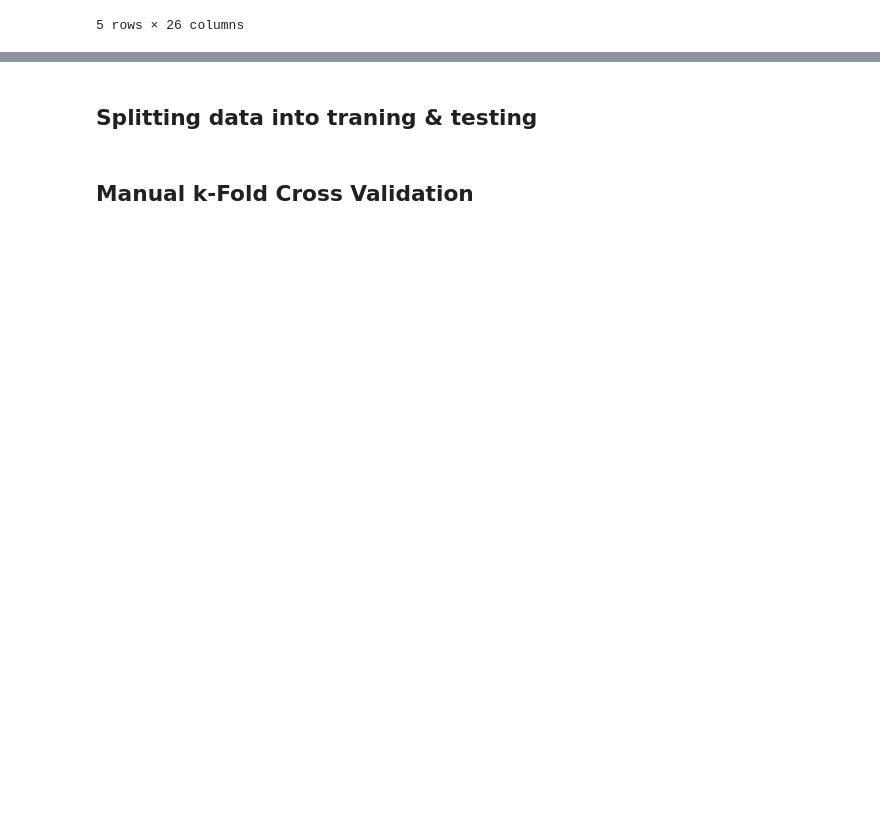
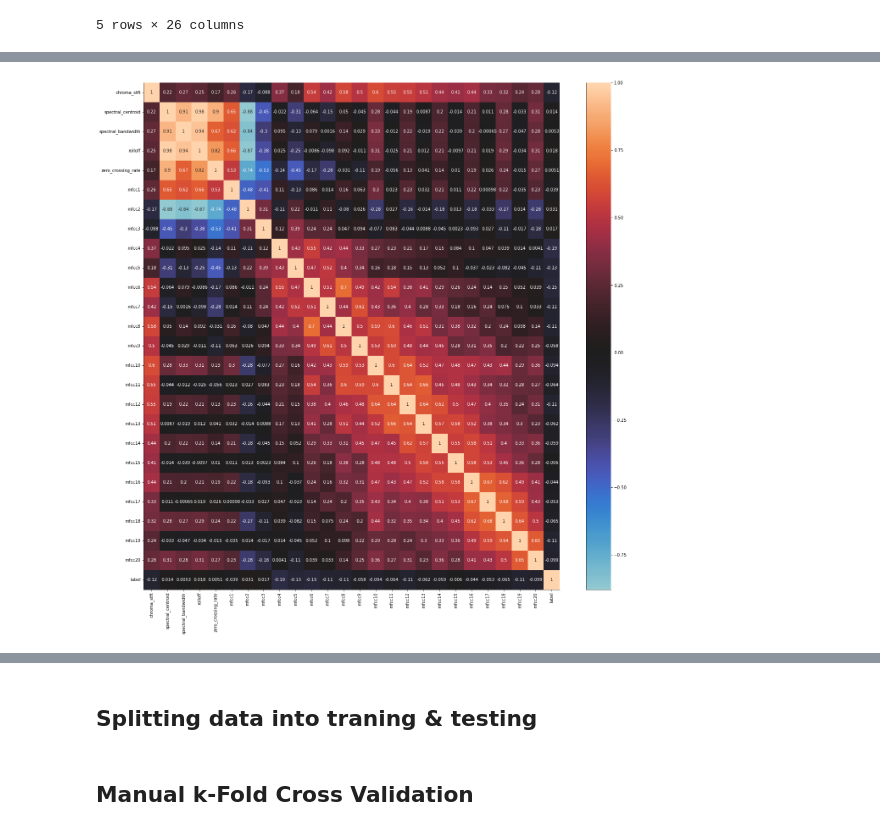
Before and after one commit to ModithaSubasinghe/Emotion-Based-Song-Suggesting-Player, a Jupyter notebook: Model/CreateModel.ipynb, the cells around one changed output, grey strips where cells are left out. Cells and saved outputs as stored; diff of their text form; code cells hidden in the pictures; blank space fills up the shorter version.

```diff
--- a/Model/CreateModel.ipynb
+++ b/Model/CreateModel.ipynb
@@ -33,0 +60,3 @@ data.drop_duplicates(inplace=True)
+# %%
+correlation_matrix=data.corr()
+correlation_matrix
@@ -33,0 +82,7 @@ data.drop_duplicates(inplace=True)
+# %%
+fig,ax=plt.subplots()
+fig.set_size_inches(22,22)
+sns.heatmap(correlation_matrix,center=0,annot=True,annot_kws={"size": 10})
+sns.despine()
+# %% [output]
+[figure, added]
```
Also changed, not shown: parts of 35 cells of this notebook, 15 other files.
